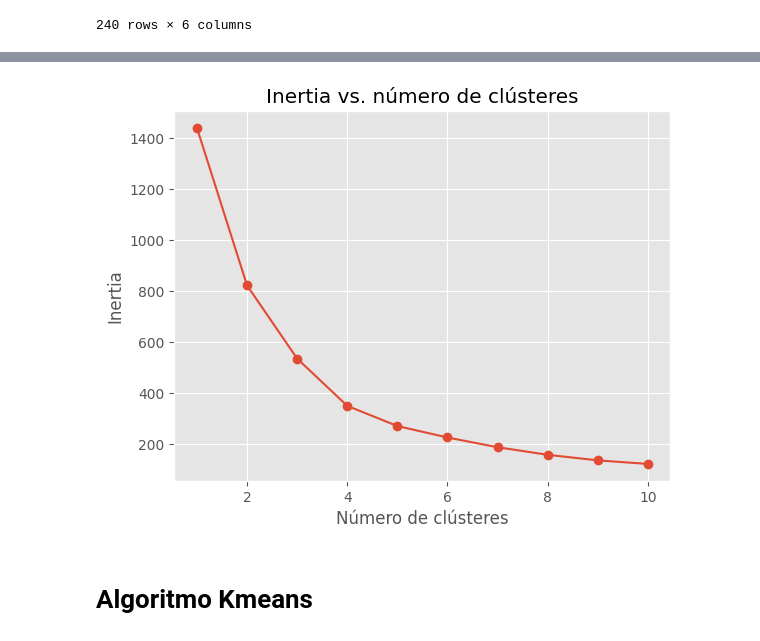
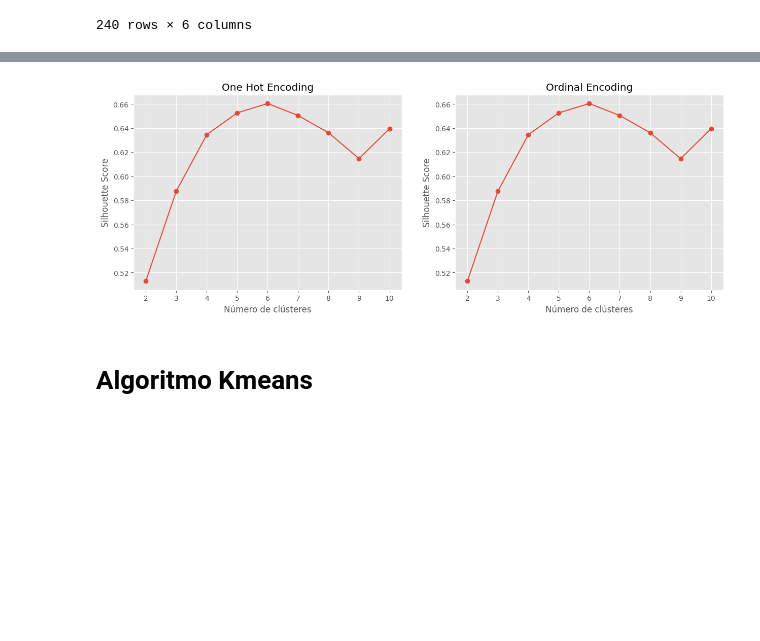
Before and after one commit to RaulCarrero02/G23.P2.100451286.100472334, a Jupyter notebook: kmean.ipynb, the cells around one changed output, grey strips where cells are left out. Saved outputs shown, nothing was run; the diff lists cells and outputs as text; code cells hidden in the pictures; blank space fills up the shorter version.

```diff
--- a/kmean.ipynb
+++ b/kmean.ipynb
@@ -326,18 +418,30 @@ plt.show()
-# %%
-
-# Número óptimo de clústeres
-inertia = []
-for i in range(1, 11):
-    kmeans = KMeans(n_clusters=i, random_state=123).fit(X_scaled)
-    inertia.append(kmeans.inertia_)
-
-fig, ax = plt.subplots()
-ax.plot(range(1, 11), inertia, marker='o')
-ax.set_xlabel('Número de clústeres')
-ax.set_ylabel('Inertia')
-ax.set_title('Inertia vs. número de clústeres')
-plt.show()
-# %% [output]
-[figure, removed]
+# %%
+# Silhouette Score
+silhouette_oh = []
+silhouette_ordinal = []
+for i in range(2, 11):
+    kmeans = KMeans(n_clusters=i, random_state=123).fit(X_ordinal_pca)
+    silhouette_ordinal.append(silhouette_score(X_ordinal_pca, kmeans.labels_))
+
+for i in range(2, 11):
+    kmeans = KMeans(n_clusters=i, random_state=123).fit(X_one_hot_pca)
+    silhouette_oh.append(silhouette_score(X_one_hot_pca, kmeans.labels_))
+
+# Representación de los datos en dos gráficos
+fig, axs = plt.subplots(1, 2, figsize=(15, 5))
+
+axs[0].plot(range(2, 11), silhouette_oh, marker='o')
+axs[0].set_title('One Hot Encoding')
+axs[0].set_xlabel('Número de clústeres')
+axs[0].set_ylabel('Silhouette Score')
+
+axs[1].plot(range(2, 11), silhouette_ordinal, marker='o')
+axs[1].set_title('Ordinal Encoding')
+axs[1].set_xlabel('Número de clústeres')
+axs[1].set_ylabel('Silhouette Score')
+
+plt.show()
+# %% [output]
+[figure, added]
 # %% [markdown]
 # Algoritmo Kmeans
```
Also changed, not shown: parts of 36 cells of this notebook.
